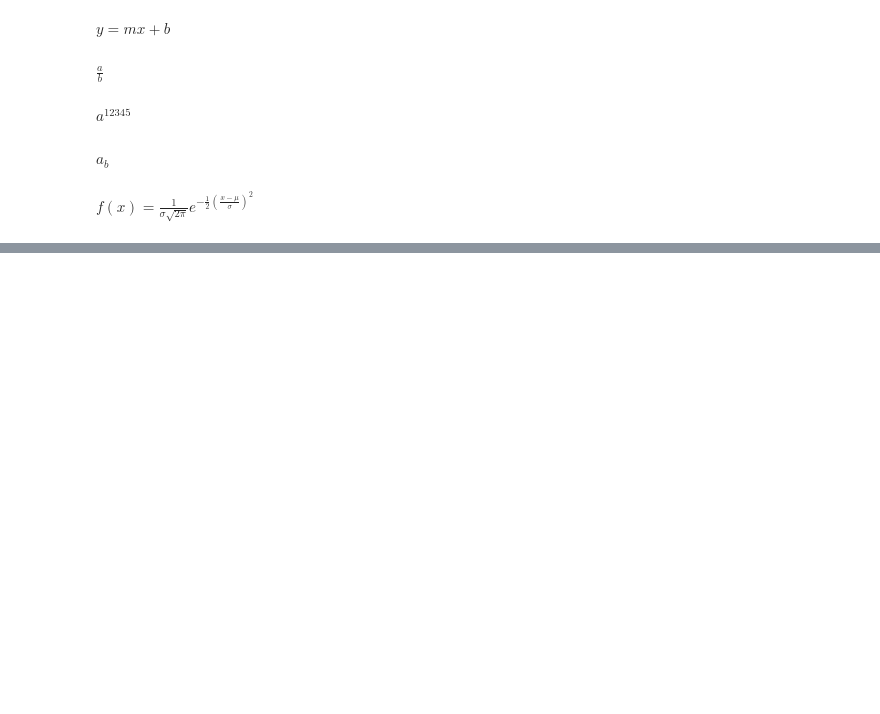
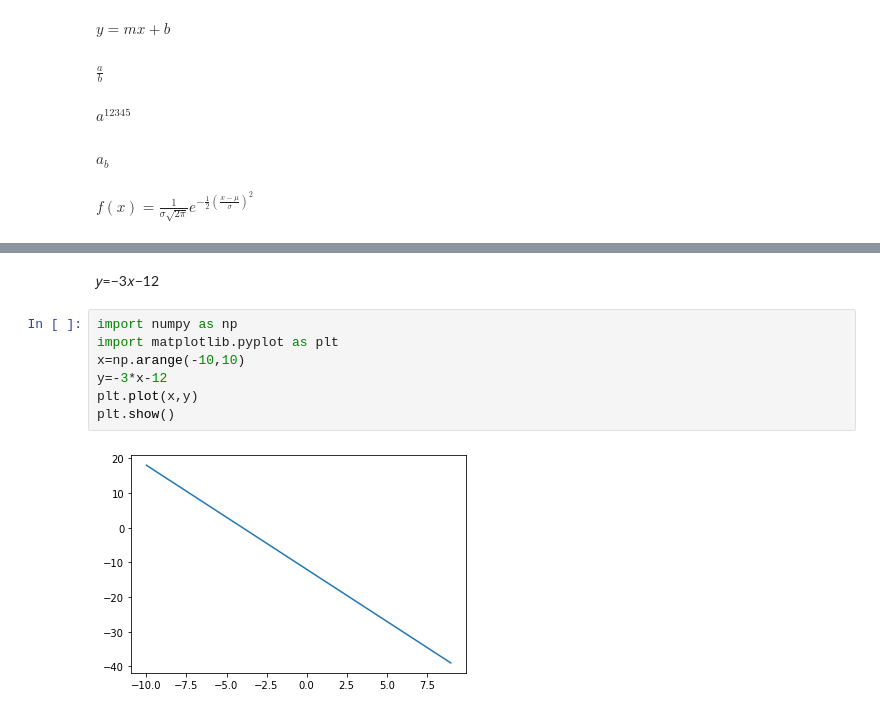
Before and after one commit to skylarsepanek/Stats_Sepanek, a Jupyter notebook: Sepanek_Lab_1.ipynb, the cells around one changed output, grey strips where cells are left out. Cells and saved outputs as stored; diff of their text form; blank space fills up the shorter version.

```diff
--- a/Sepanek_Lab_1.ipynb
+++ b/Sepanek_Lab_1.ipynb
@@ -336,0 +360,11 @@ $f(x) = \frac{1}{\sigma\sqrt{2\pi}}e^{-\frac{1}{2}(\frac{x-\mu}{\sigma})^2}$
+# %% [markdown]
+𝑦=−3𝑥−12
+# %%
+import numpy as np
+import matplotlib.pyplot as plt
+x=np.arange(-10,10)
+y=-3*x-12
+plt.plot(x,y)
+plt.show()
+# %% [output]
+[figure, added]
```
Also changed, not shown: parts of 10 cells of this notebook.
